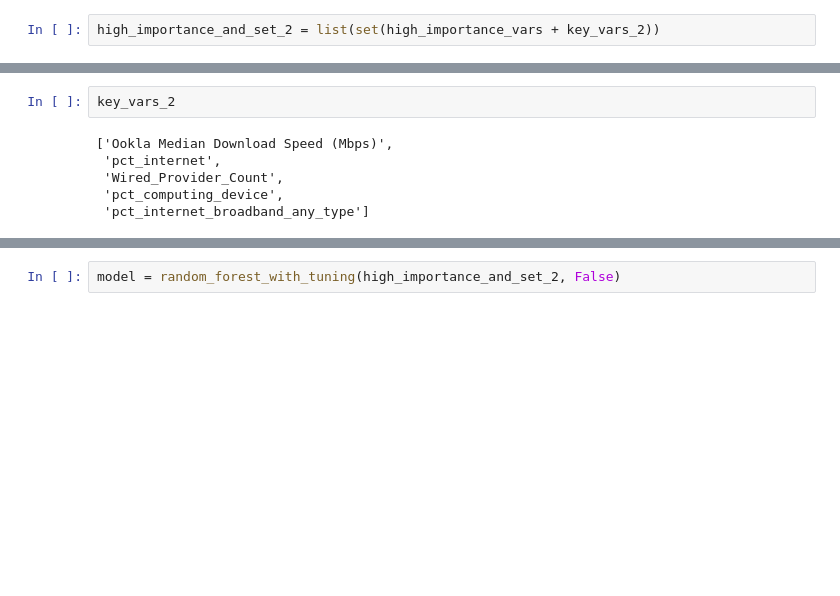
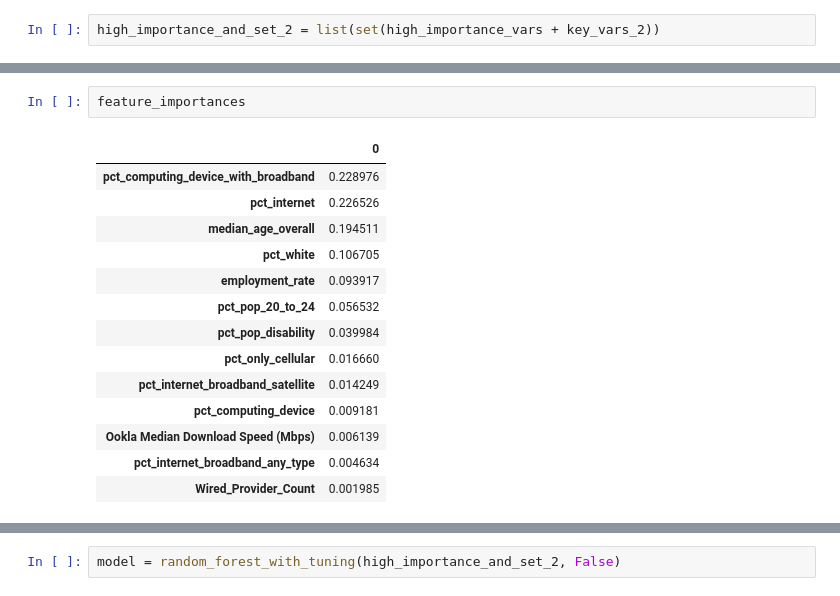
Before and after one commit to jcweaver/broadband-capstone, a Jupyter notebook: notebooks/modeling/poverty_rate/poverty_rate_v2/Random Forest with Key Broadband Metrics and Covariates.ipynb, the cells around one changed output, grey strips where cells are left out. Cells and saved outputs as stored; diff of their text form; blank space fills up the shorter version.

```diff
--- a/notebooks/modeling/poverty_rate/poverty_rate_v2/Random Forest with Key Broadband Metrics and Covariates.ipynb
+++ b/notebooks/modeling/poverty_rate/poverty_rate_v2/Random Forest with Key Broadband Metrics and Covariates.ipynb
@@ -326,8 +331,17 @@ RMSE:  5.6022
-# %%
-key_vars_2
-# %% [output]
-['Ookla Median Download Speed (Mbps)',
- 'pct_internet',
- 'Wired_Provider_Count',
- 'pct_computing_device',
- 'pct_internet_broadband_any_type']
+# %%
+feature_importances
+# %% [output]
+|  | 0 |
+| pct_computing_device_with_broadband | 0.228976 |
+| pct_internet | 0.226526 |
+| median_age_overall | 0.194511 |
+| pct_white | 0.106705 |
+| employment_rate | 0.093917 |
+| pct_pop_20_to_24 | 0.056532 |
+| pct_pop_disability | 0.039984 |
+| pct_only_cellular | 0.016660 |
+| pct_internet_broadband_satellite | 0.014249 |
+| pct_computing_device | 0.009181 |
+| Ookla Median Download Speed (Mbps) | 0.006139 |
+| pct_internet_broadband_any_type | 0.004634 |
+| Wired_Provider_Count | 0.001985 |
```
Also changed, not shown: parts of 8 cells of this notebook, 1 other file.
